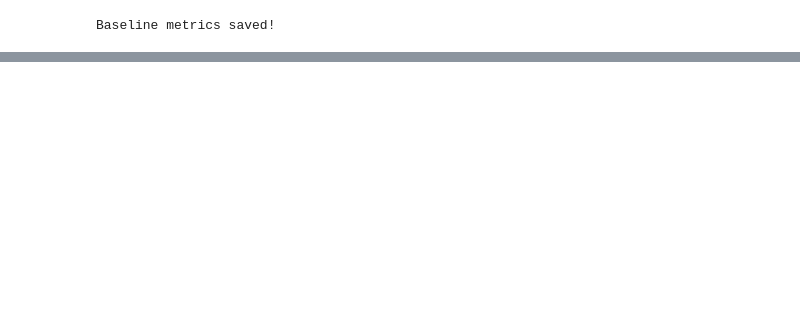
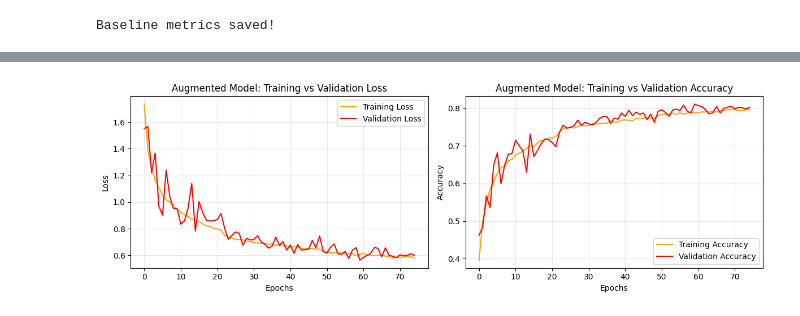
Before and after one commit to fabiogrillo/iris-classification, a Jupyter notebook: CNN_image_classifier/cnn_cifar10.ipynb, the cells around one changed output, grey strips where cells are left out. Cells and saved outputs as stored; diff of their text form; code cells hidden in the pictures; blank space fills up the shorter version.

```diff
--- a/CNN_image_classifier/cnn_cifar10.ipynb
+++ b/CNN_image_classifier/cnn_cifar10.ipynb
@@ -613,0 +664,27 @@ weighted avg       0.54      0.46      0.41     10000
+# %%
+# Plot augmented model training curves
+fig, axes = plt.subplots(1, 2, figsize=(12, 4))
+
+# Loss
+axes[0].plot(history_aug.history['loss'], label='Training Loss', color='orange')
+axes[0].plot(history_aug.history['val_loss'], label='Validation Loss', color='red')
+axes[0].set_xlabel('Epochs')
+axes[0].set_ylabel('Loss')
+axes[0].set_title('Augmented Model: Training vs Validation Loss')
+axes[0].legend()
+axes[0].grid(True, alpha=0.3)
+
+# Accuracy
+axes[1].plot(history_aug.history['accuracy'], label='Training Accuracy', color='orange')
+axes[1].plot(history_aug.history['val_accuracy'], label='Validation Accuracy', color='red')
+axes[1].set_xlabel('Epochs')
+axes[1].set_ylabel('Accuracy')
+axes[1].set_title('Augmented Model: Training vs Validation Accuracy')
+axes[1].legend()
+axes[1].grid(True, alpha=0.3)
+
+plt.tight_layout()
+plt.savefig('figures/augmented_training_curves.png')
+plt.show()
+# %% [output]
+[figure, added]
```
Also changed, not shown: parts of 18 cells of this notebook, 9 other files.
